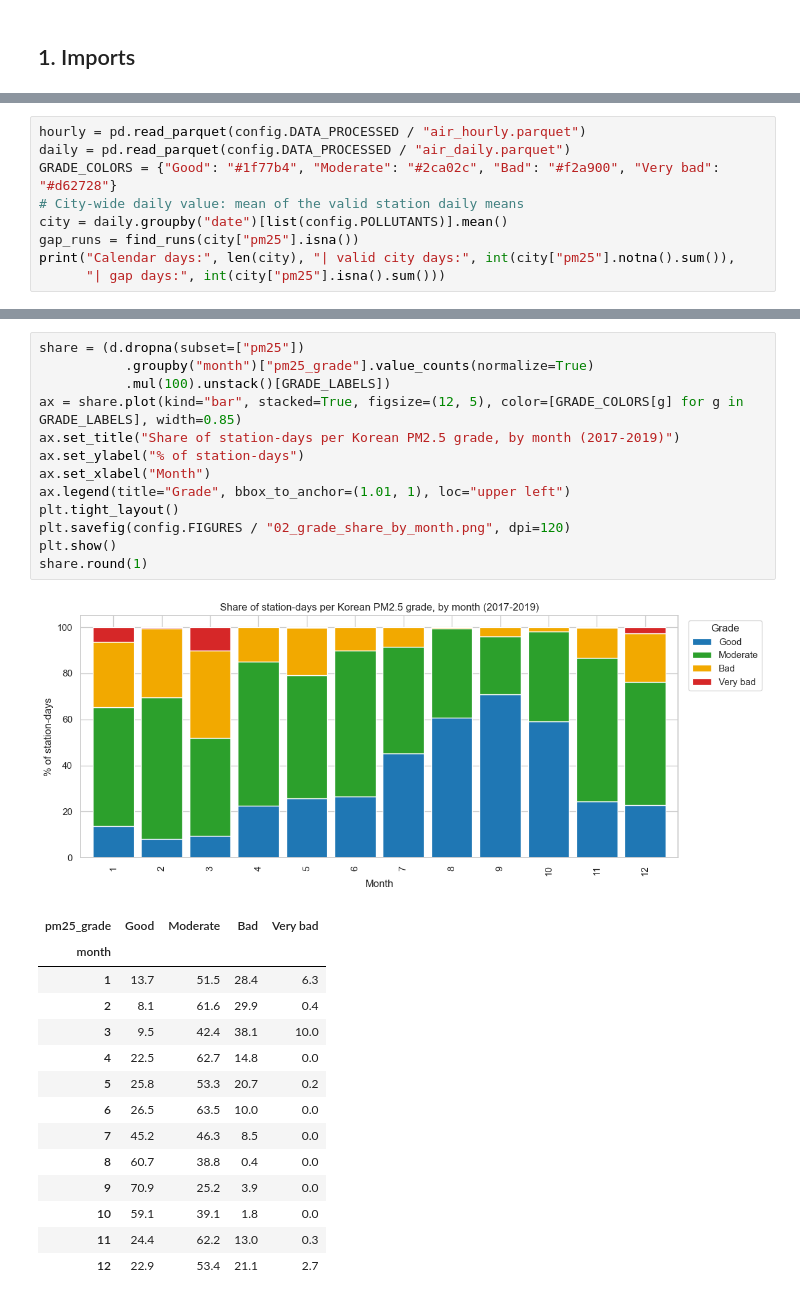
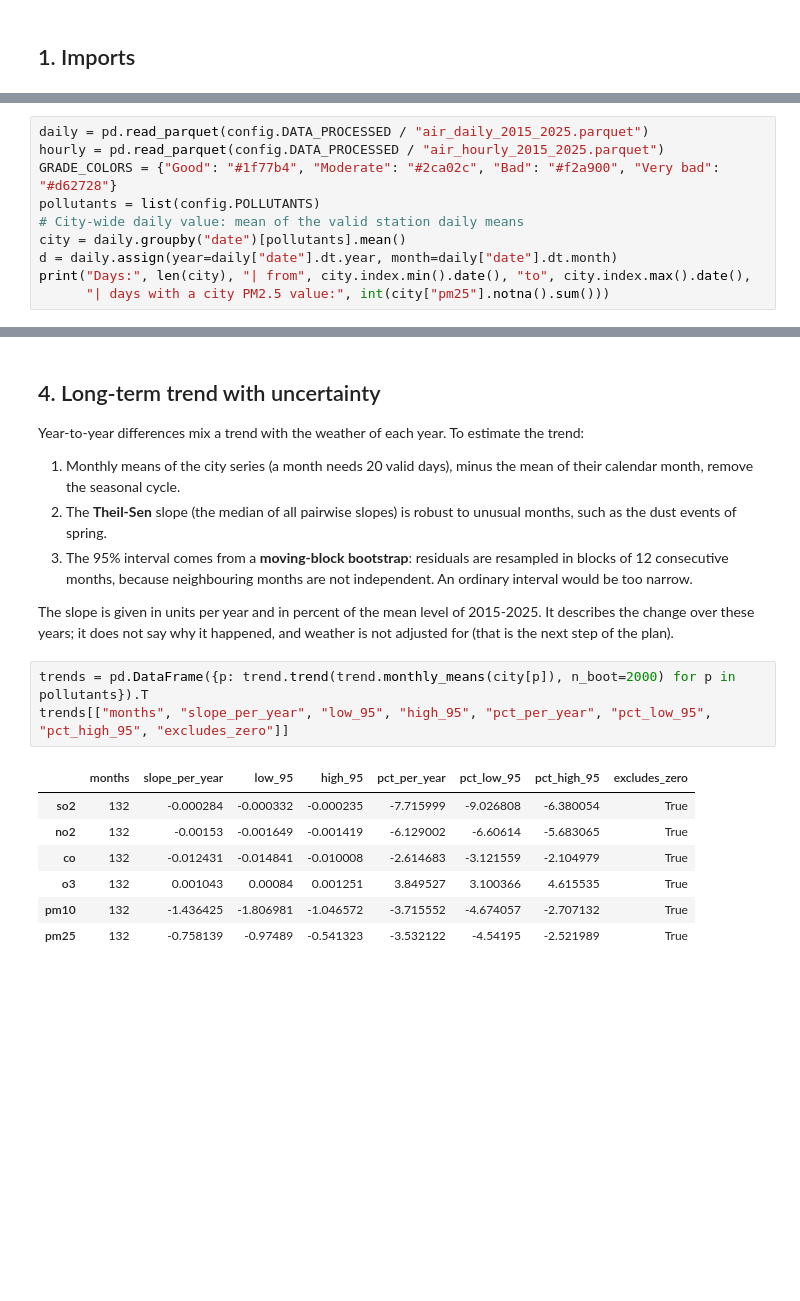
Before and after one commit to moliiner/air_pollution_analysis_seoul, a Jupyter notebook: notebooks/02_eda_temporal.ipynb, the cells around one changed output, grey strips where cells are left out. Saved outputs shown, nothing was run; the diff lists cells and outputs as text; blank space fills up the shorter version.

```diff
--- a/notebooks/02_eda_temporal.ipynb
+++ b/notebooks/02_eda_temporal.ipynb
@@ -27,12 +30,13 @@ pd.set_option("display.width", 140)
 config.FIGURES.mkdir(parents=True, exist_ok=True)
 config.METRICS.mkdir(parents=True, exist_ok=True)
 # %%
-hourly = pd.read_parquet(config.DATA_PROCESSED / "air_hourly.parquet")
-daily = pd.read_parquet(config.DATA_PROCESSED / "air_daily.parquet")
+daily = pd.read_parquet(config.DATA_PROCESSED / "air_daily_2015_2025.parquet")
+hourly = pd.read_parquet(config.DATA_PROCESSED / "air_hourly_2015_2025.parquet")
 GRADE_COLORS = {"Good": "#1f77b4", "Moderate": "#2ca02c", "Bad": "#f2a900", "Very bad": "#d62728"}
+pollutants = list(config.POLLUTANTS)
 # City-wide daily value: mean of the valid station daily means
-city = daily.groupby("date")[list(config.POLLUTANTS)].mean()
-gap_runs = find_runs(city["pm25"].isna())
-print("Calendar days:", len(city), "| valid city days:", int(city["pm25"].notna().sum()),
-      "| gap days:", int(city["pm25"].isna().sum()))
+city = daily.groupby("date")[pollutants].mean()
+d = daily.assign(year=daily["date"].dt.year, month=daily["date"].dt.month)
+print("Days:", len(city), "| from", city.index.min().date(), "to", city.index.max().date(),
+      "| days with a city PM2.5 value:", int(city["pm25"].notna().sum()))
 # %% [output]
@@ -111,29 +91,21 @@ days  31  28  22  30  28  30  29  31  27  31  30  30
+# %% [markdown]
+## 4. Long-term trend with uncertainty
+
+Year-to-year differences mix a trend with the weather of each year. To estimate the trend:
+
+1. Monthly means of the city series (a month needs 20 valid days), minus the mean of their calendar month, remove the seasonal cycle.
+2. The **Theil-Sen** slope (the median of all pairwise slopes) is robust to unusual months, such as the dust events of spring.
+3. The 95% interval comes from a **moving-block bootstrap**: residuals are resampled in blocks of 12 consecutive months, because neighbouring months are not independent. An ordinary interval would be too narrow.
+
+The slope is given in units per year and in percent of the mean level of 2015-2025. It describes the change over these years; it does not say why it happened, and weather is not adjusted for (that is the next step of the plan).
 # %%
-share = (d.dropna(subset=["pm25"])
-           .groupby("month")["pm25_grade"].value_counts(normalize=True)
-           .mul(100).unstack()[GRADE_LABELS])
-ax = share.plot(kind="bar", stacked=True, figsize=(12, 5), color=[GRADE_COLORS[g] for g in GRADE_LABELS], width=0.85)
-ax.set_title("Share of station-days per Korean PM2.5 grade, by month (2017-2019)")
-ax.set_ylabel("% of station-days")
-ax.set_xlabel("Month")
-ax.legend(title="Grade", bbox_to_anchor=(1.01, 1), loc="upper left")
-plt.tight_layout()
-plt.savefig(config.FIGURES / "02_grade_share_by_month.png", dpi=120)
-plt.show()
-share.round(1)
+trends = pd.DataFrame({p: trend.trend(trend.monthly_means(city[p]), n_boot=2000) for p in pollutants}).T
+trends[["months", "slope_per_year", "low_95", "high_95", "pct_per_year", "pct_low_95", "pct_high_95", "excludes_zero"]]
 # %% [output]
-[figure, removed]
-| pm25_grade | Good | Moderate | Bad | Very bad |
-| month |  |  |  |  |
-| 1 | 13.7 | 51.5 | 28.4 | 6.3 |
-| 2 | 8.1 | 61.6 | 29.9 | 0.4 |
-| 3 | 9.5 | 42.4 | 38.1 | 10.0 |
-| 4 | 22.5 | 62.7 | 14.8 | 0.0 |
-| 5 | 25.8 | 53.3 | 20.7 | 0.2 |
-| 6 | 26.5 | 63.5 | 10.0 | 0.0 |
-| 7 | 45.2 | 46.3 | 8.5 | 0.0 |
-| 8 | 60.7 | 38.8 | 0.4 | 0.0 |
-| 9 | 70.9 | 25.2 | 3.9 | 0.0 |
-| 10 | 59.1 | 39.1 | 1.8 | 0.0 |
-| 11 | 24.4 | 62.2 | 13.0 | 0.3 |
-| 12 | 22.9 | 53.4 | 21.1 | 2.7 |
+|  | months | slope_per_year | low_95 | high_95 | pct_per_year | pct_low_95 | pct_high_95 | excludes_zero |
+| so2 | 132 | -0.000284 | -0.000332 | -0.000235 | -7.715999 | -9.026808 | -6.380054 | True |
+| no2 | 132 | -0.00153 | -0.001649 | -0.001419 | -6.129002 | -6.60614 | -5.683065 | True |
+| co | 132 | -0.012431 | -0.014841 | -0.010008 | -2.614683 | -3.121559 | -2.104979 | True |
+| o3 | 132 | 0.001043 | 0.00084 | 0.001251 | 3.849527 | 3.100366 | 4.615535 | True |
+| pm10 | 132 | -1.436425 | -1.806981 | -1.046572 | -3.715552 | -4.674057 | -2.707132 | True |
+| pm25 | 132 | -0.758139 | -0.97489 | -0.541323 | -3.532122 | -4.54195 | -2.521989 | True |
```
Also changed, not shown: parts of 34 cells of this notebook, 38 other files.
